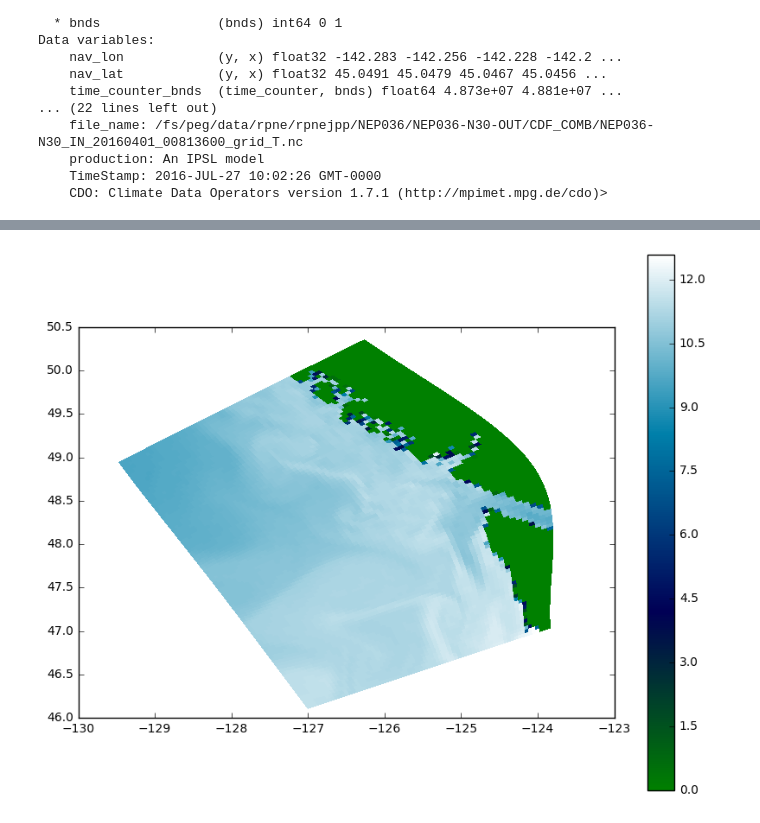
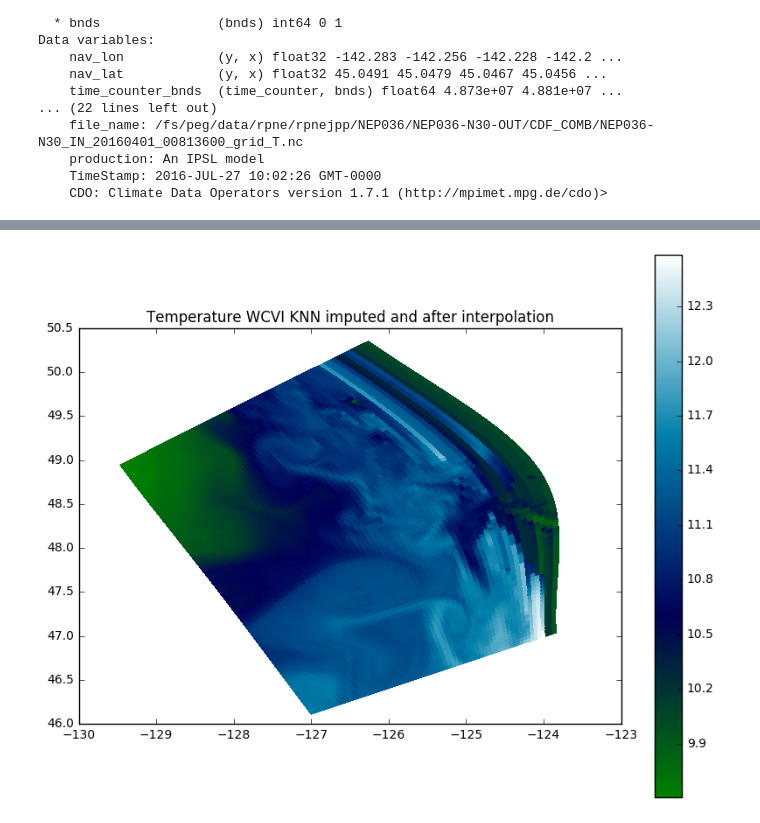
Before and after one commit to UBC-MOAD/wcvi, a Jupyter notebook: grid/Making_IC_from_JP.ipynb, the cells around one changed output, grey strips where cells are left out. Saved outputs shown, nothing was run; the diff lists cells and outputs as text; code cells hidden in the pictures.

```diff
--- a/grid/Making_IC_from_JP.ipynb
+++ b/grid/Making_IC_from_JP.ipynb
@@ -30,3 +32,13 @@ Data variables:
     production: An IPSL model
     TimeStamp: 2016-JUL-27 10:02:26 GMT-0000
     CDO: Climate Data Operators version 1.7.1 (http://mpimet.mpg.de/cdo)>
+# %%
+#### Load JP's mask
+
+mask = nc.Dataset('/data/mdunphy/NEP036-N30-OUT/INV/mesh_mask.nc');
+
+tmask_JP = mask.variables['tmask'][0,:,55:400,446:701];
+umask_JP = mask.variables['umask'][0,:,55:400,446:701];
+vmask_JP = mask.variables['vmask'][0,:,55:400,446:701];
+
+print(tmask_JP.shape, umask_JP.shape, vmask_JP.shape)
@@ -33,6 +47,14 @@ Data variables:
 # %%
+#### Slice out our domain of WCVI from JP and mask it at the same time saying the zero values as NAN
+
 votemper_JP = np.array(gridT['votemper'][0,:,55:400,446:701]);
+votemper_JP[...] = np.ma.masked_array(votemper_JP[...], mask = tmask_JP[...]);
+votemper_JP[votemper_JP == 0] =['Nan'];
+
 vosaline_JP = np.array(gridT['vosaline'][0,:,55:400,446:701]);
+vosaline_JP[...] = np.ma.masked_array(vosaline_JP[...], mask = tmask_JP[...]);
+vosaline_JP[vosaline_JP == 0] = ['Nan'];
+
 glamt_bc_JP = np.array(gridT['nav_lon'][55:400,446:701]);
 gphit_bc_JP = np.array(gridT['nav_lat'][55:400,446:701]);
 deptht_JP = np.array(gridT['deptht'][:]);
@@ -59,0 +120,4 @@ for i,j in enumerate(votemper_JP[:,...]):
+# %%
+for i,j in enumerate(votemper_ic[:,...]):
+    votemper_ic[i,...] = KNN(k=3).complete(votemper_ic[i,...]);
+    vosaline_ic[i,...] = KNN(k=3).complete(vosaline_ic[i,...]);
@@ -59,0 +143,8 @@ for i,j in enumerate(votemper_JP[:,...]):
+# %%
+fig, ax = plt.subplots(1, 1, figsize=(10, 8))
+viz_tools.set_aspect(ax)
+
+mesh = ax.pcolormesh(glamt_bc_JP, gphit_bc_JP,votemper_JP[0,...], cmap =cm.ocean)
+fig.colorbar(mesh)
+plt.title('Temperature JP sliced to WCVI and masked')
+plt.show()
@@ -60,12 +153,13 @@ for i,j in enumerate(votemper_JP[:,...]):
 # %%
 fig, ax = plt.subplots(1, 1, figsize=(10, 8))
 viz_tools.set_aspect(ax)
 
 mesh = ax.pcolormesh(glamt_wcvi, gphit_wcvi,votemper_ic[0,...], cmap =cm.ocean)
 fig.colorbar(mesh)
+plt.title('Temperature WCVI KNN imputed and after interpolation')
 plt.show()
 # %% [output]
-[figure, old version]
+[figure, new version]
 # %%
 file_temp = nc.Dataset('/ocean/ssahu/CANYONS/wcvi/initial_conditions/West_coast_temperature_salinity_nomask_JP.nc', 'w', zlib=True)
 # dataset attributes
```
Also changed, not shown: parts of 9 cells of this notebook, 6 other files.
